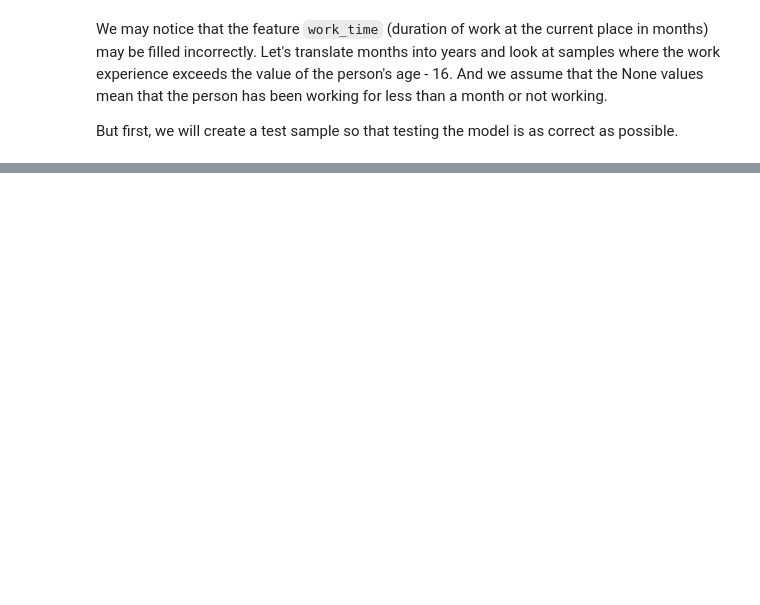
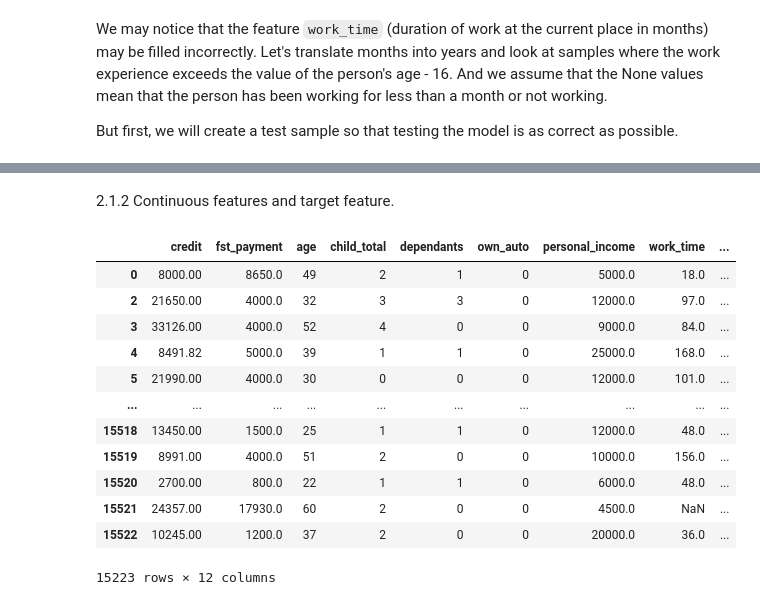
Before and after one commit to SadSabrina/streamlit_ds_app, a Jupyter notebook: EDA.ipynb, the cells around one changed output, grey strips where cells are left out. Cells and saved outputs as stored; diff of their text form; code cells hidden in the pictures; blank space fills up the shorter version.

```diff
--- a/EDA.ipynb
+++ b/EDA.ipynb
@@ -334,0 +346,18 @@ plt.title('Матрица корреляции для непрерывных п
+# %% [markdown]
+2.1.2 Continuous features and target feature.
+# %%
+general_df[continuous_features + ['target']]
+# %% [output]
+|  | credit | fst_payment | age | child_total | dependants | own_auto | personal_income | work_time | ... |
+| 0 | 8000.00 | 8650.0 | 49 | 2 | 1 | 0 | 5000.0 | 18.0 | ... |
+| 2 | 21650.00 | 4000.0 | 32 | 3 | 3 | 0 | 12000.0 | 97.0 | ... |
+| 3 | 33126.00 | 4000.0 | 52 | 4 | 0 | 0 | 9000.0 | 84.0 | ... |
+| 4 | 8491.82 | 5000.0 | 39 | 1 | 1 | 0 | 25000.0 | 168.0 | ... |
+| 5 | 21990.00 | 4000.0 | 30 | 0 | 0 | 0 | 12000.0 | 101.0 | ... |
+| ... | ... | ... | ... | ... | ... | ... | ... | ... | ... |
+| 15518 | 13450.00 | 1500.0 | 25 | 1 | 1 | 0 | 12000.0 | 48.0 | ... |
+| 15519 | 8991.00 | 4000.0 | 51 | 2 | 0 | 0 | 10000.0 | 156.0 | ... |
+| 15520 | 2700.00 | 800.0 | 22 | 1 | 1 | 0 | 6000.0 | 48.0 | ... |
+| 15521 | 24357.00 | 17930.0 | 60 | 2 | 0 | 0 | 4500.0 | NaN | ... |
+| 15522 | 10245.00 | 1200.0 | 37 | 2 | 0 | 0 | 20000.0 | 36.0 | ... |
+15223 rows × 12 columns
```
Also changed, not shown: parts of 8 cells of this notebook.
